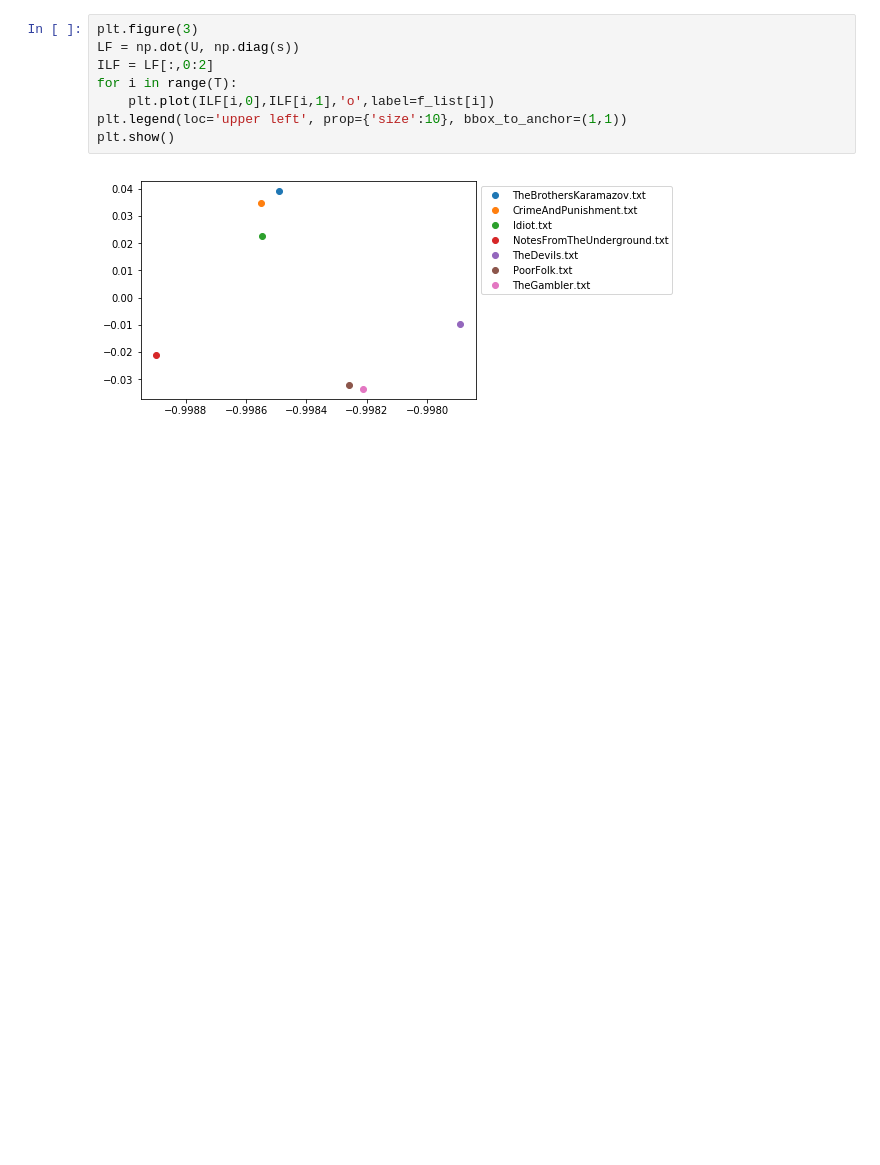
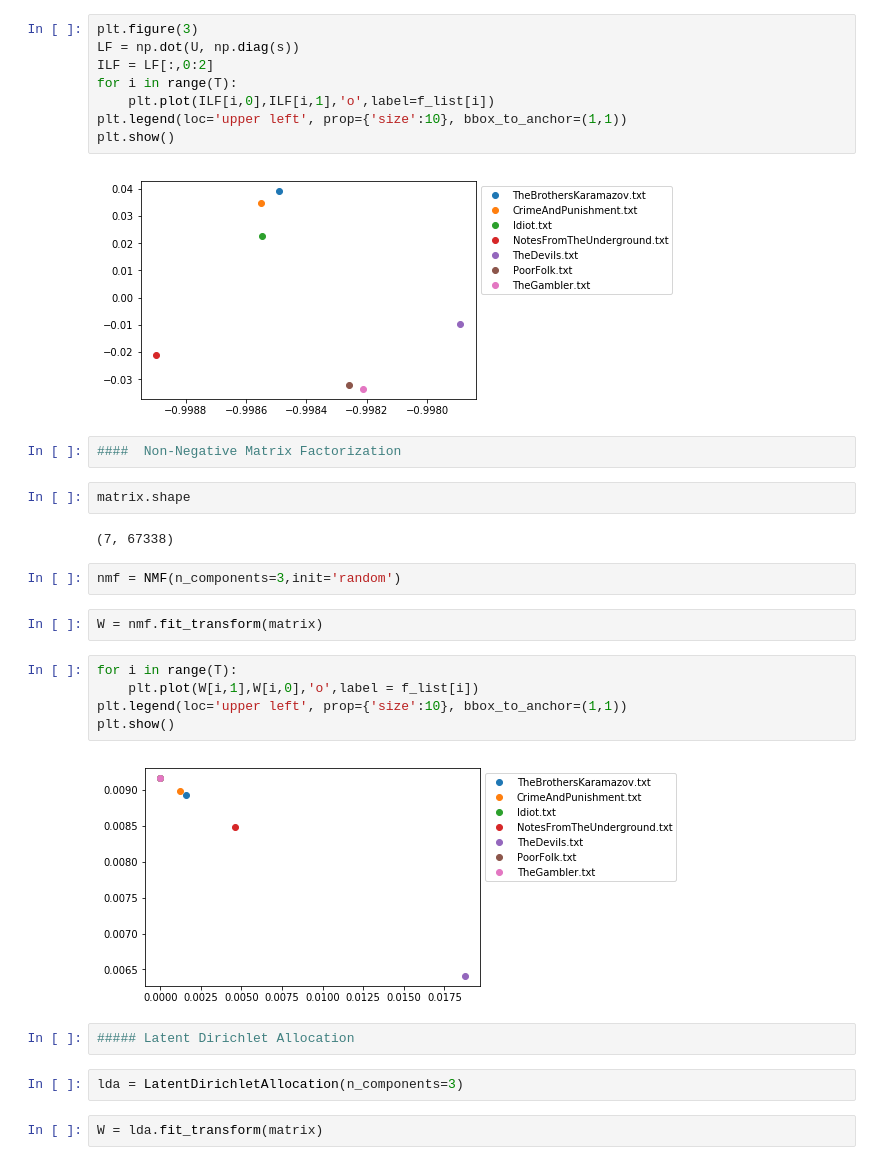
Before and after one commit to alpteko/Dostoyevsky, a Jupyter notebook: LatentSemanticAnalysis.ipynb, the cells around one changed output. Saved outputs shown, nothing was run; the diff lists cells and outputs as text; blank space fills up the shorter version.

```diff
--- a/LatentSemanticAnalysis.ipynb
+++ b/LatentSemanticAnalysis.ipynb
@@ -151,3 +151,26 @@ plt.legend(loc='upper left', prop={'size':10}, bbox_to_anchor=(1,1))
 plt.show()
 # %% [output]
 [figure]
+# %%
+####  Non-Negative Matrix Factorization
+# %%
+matrix.shape
+# %% [output]
+(7, 67338)
+# %%
+nmf = NMF(n_components=3,init='random')
+# %%
+W = nmf.fit_transform(matrix)
+# %%
+for i in range(T):
+    plt.plot(W[i,1],W[i,0],'o',label = f_list[i])
+plt.legend(loc='upper left', prop={'size':10}, bbox_to_anchor=(1,1))
+plt.show()
+# %% [output]
+[figure, added]
+# %%
+##### Latent Dirichlet Allocation
+# %%
+lda = LatentDirichletAllocation(n_components=3)
+# %%
+W = lda.fit_transform(matrix)
```
Also changed, not shown: parts of 5 cells of this notebook.
